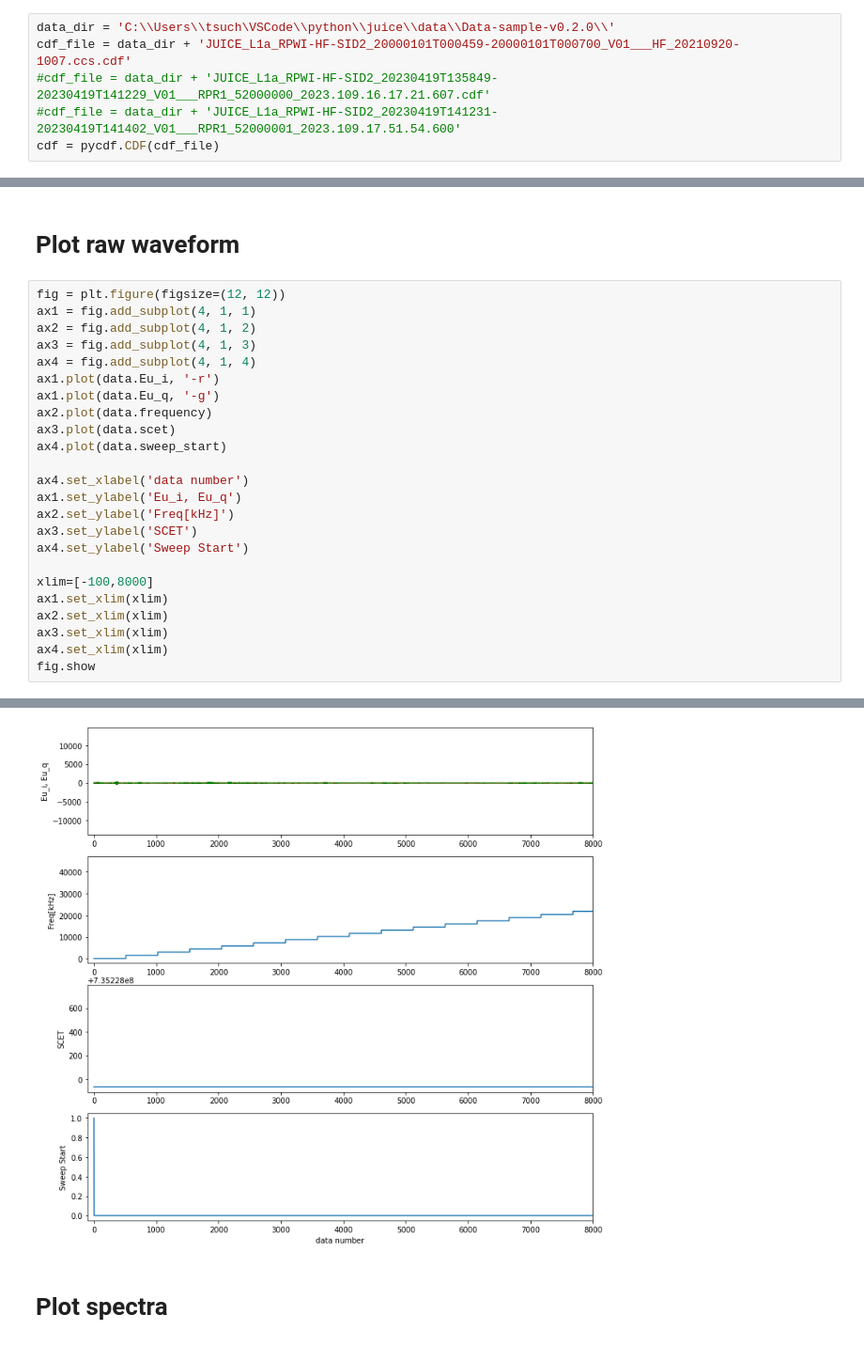
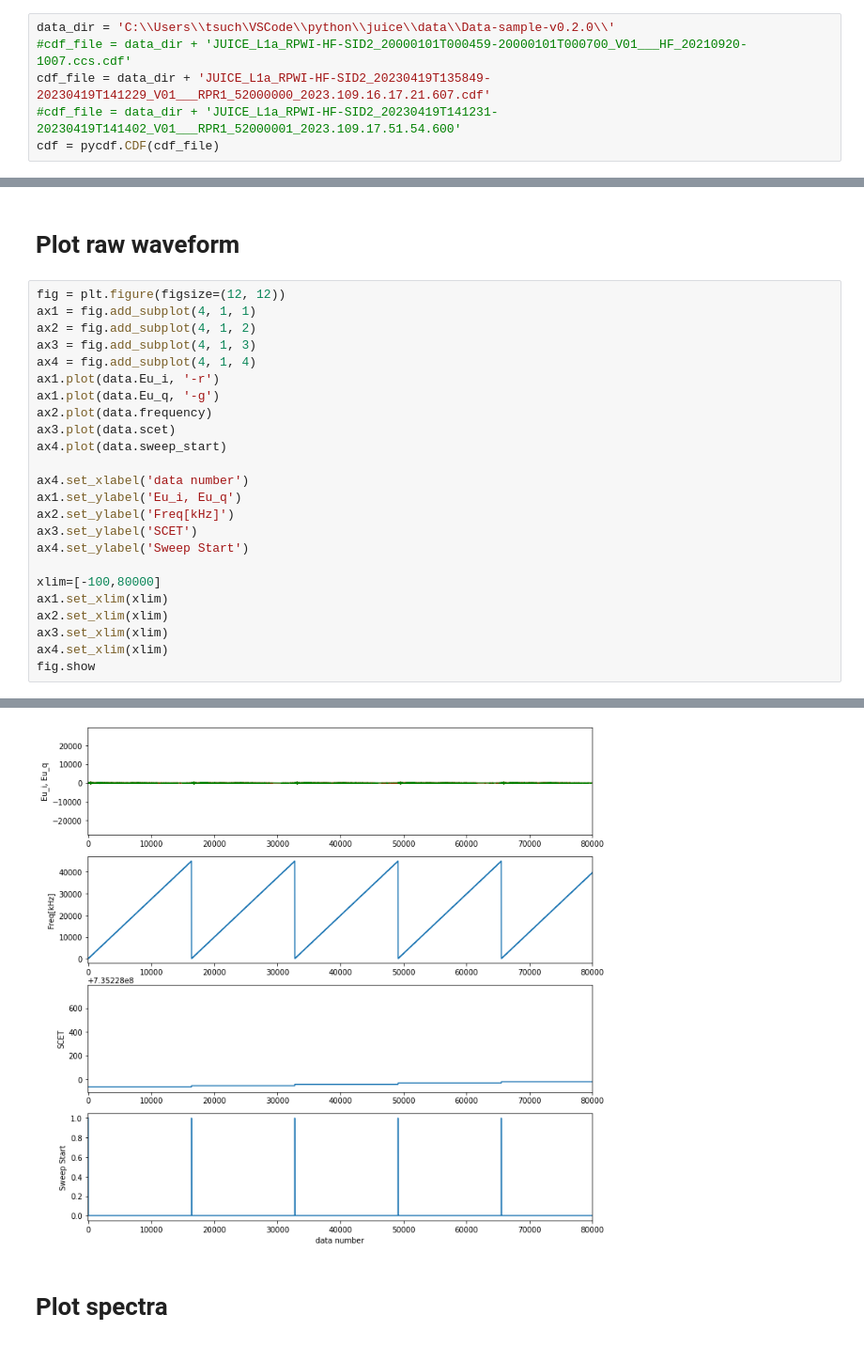
Before and after one commit to JackKTachi/juice, a Jupyter notebook: cdf/juice_rpwi_hf_cdf_test_SID2.ipynb, the cells around one changed output, grey strips where cells are left out. Shown at 94% size. Saved outputs shown, nothing was run; the diff lists cells and outputs as text.

```diff
--- a/cdf/juice_rpwi_hf_cdf_test_SID2.ipynb
+++ b/cdf/juice_rpwi_hf_cdf_test_SID2.ipynb
@@ -21,8 +21,8 @@ import numpy as np
 # Read CDF file
 # %%
 data_dir = 'C:\\Users\\tsuch\VSCode\\python\\juice\\data\\Data-sample-v0.2.0\\'
-cdf_file = data_dir + 'JUICE_L1a_RPWI-HF-SID2_20000101T000459-20000101T000700_V01___HF_20210920-1007.ccs.cdf'
-#cdf_file = data_dir + 'JUICE_L1a_RPWI-HF-SID2_20230419T135849-20230419T141229_V01___RPR1_52000000_2023.109.16.17.21.607.cdf'
+#cdf_file = data_dir + 'JUICE_L1a_RPWI-HF-SID2_20000101T000459-20000101T000700_V01___HF_20210920-1007.ccs.cdf'
+cdf_file = data_dir + 'JUICE_L1a_RPWI-HF-SID2_20230419T135849-20230419T141229_V01___RPR1_52000000_2023.109.16.17.21.607.cdf'
 #cdf_file = data_dir + 'JUICE_L1a_RPWI-HF-SID2_20230419T141231-20230419T141402_V01___RPR1_52000001_2023.109.17.51.54.600'
 cdf = pycdf.CDF(cdf_file)
 # %% [markdown]
@@ -38,30 +45,30 @@ spec = juice_cdf.juice_getspec_hf_sid02(data)
 # %%
 fig = plt.figure(figsize=(12, 12))
 ax1 = fig.add_subplot(4, 1, 1)
 ax2 = fig.add_subplot(4, 1, 2)
 ax3 = fig.add_subplot(4, 1, 3)
 ax4 = fig.add_subplot(4, 1, 4)
 ax1.plot(data.Eu_i, '-r')
 ax1.plot(data.Eu_q, '-g')
 ax2.plot(data.frequency)
 ax3.plot(data.scet)
 ax4.plot(data.sweep_start)
 
 ax4.set_xlabel('data number')
 ax1.set_ylabel('Eu_i, Eu_q')
 ax2.set_ylabel('Freq[kHz]')
 ax3.set_ylabel('SCET')
 ax4.set_ylabel('Sweep Start')
 
-xlim=[-100,8000]
+xlim=[-100,80000]
 ax1.set_xlim(xlim)
 ax2.set_xlim(xlim)
 ax3.set_xlim(xlim)
 ax4.set_xlim(xlim)
 fig.show
 # %% [output]
 <bound method Figure.show of <Figure size 864x864 with 4 Axes>>
-[figure, old version]
+[figure, new version]
 # %% [markdown]
 # Plot spectra
 # %% [markdown]
```
Also changed, not shown: parts of 6 cells of this notebook.
